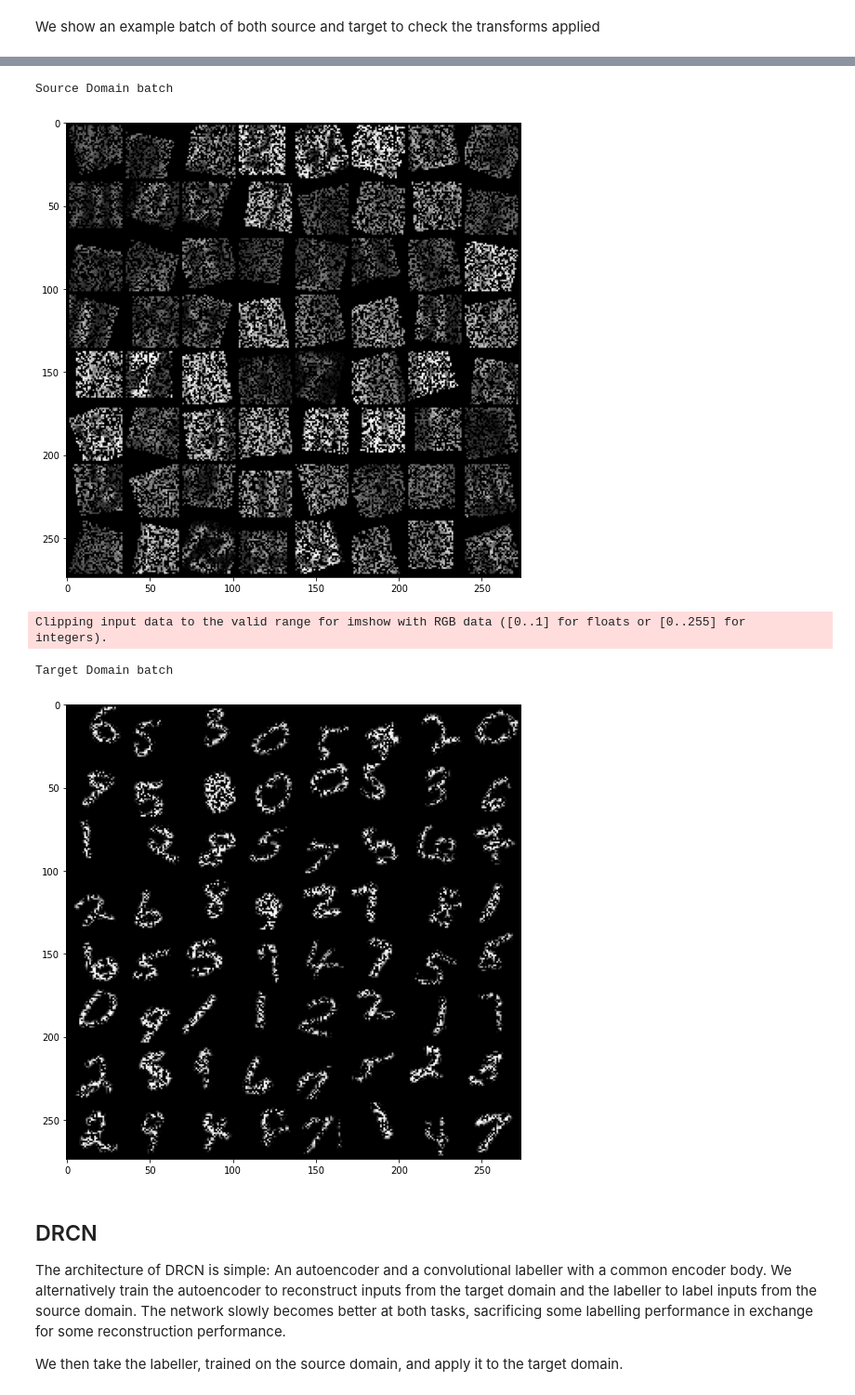
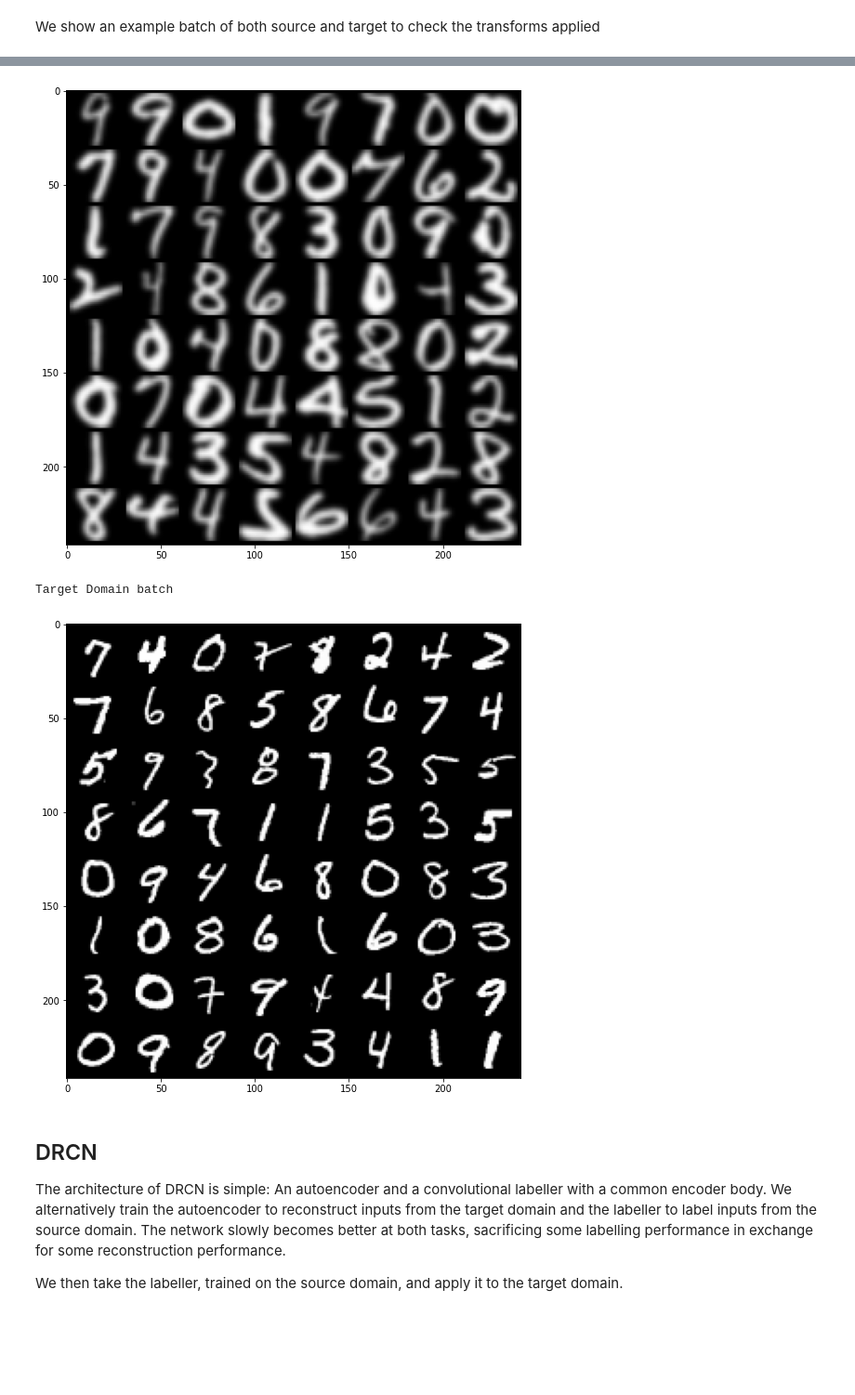
Before and after one commit to pmirallesr/DRCN-Torch, a Jupyter notebook: demos/DRCN.ipynb, the cells around one changed output, grey strips where cells are left out. Shown at 93% size. Saved outputs shown, nothing was run; the diff lists cells and outputs as text; code cells hidden in the pictures; blank space fills up the shorter version.

Commit message:
Feat: Updated notebook to add support for multiple datasets

```diff
--- a/demos/DRCN.ipynb
+++ b/demos/DRCN.ipynb
@@ -66,17 +72,16 @@ use the dictionary experiment_ranges to define series of experiments to be run
 lossControlPenalty is the lambda parameter in the original DRCN paper and trades-off autoencoder loss vs labeller loss.
 # %%
 # Hyperparameters
-nb_epochs = 75
+nb_epochs = 50
 train_batch_size = 64
 test_batch_size = 64
 
 dropout_chance = 0.5
 dense_layer_neurons = 1024
 loss_control_penalty = 0.7  # controlPenalty = 0.4...0.7
-source_dataset = "SVHN"
-target_dataset = "MNIST"
+source_dataset = "USPS" #SVHN, MNIST, or USPS
+target_dataset = "MNIST" #SVHN, MNIST, or USPS
 optimizer_name = "RMSProp"  # Adam or RMSProp
-source_channels = 1
 
 # experiment_ranges[variable] = [val1, val2] sets up an experiment with val1, val 2.
 # All cross combination possibilities of experiment ranges will be used.
@@ -86,18 +91,20 @@ source_channels = 1
 # in experiment_ranges, or 1 if experiment_ranges is empty.
 # experiment_ranges[var] = val1 and var = val1 are functionally dentical statements
 experiment_ranges = {}
-experiment_ranges["loss_control_penalty"] = [0.7]
-experiment_ranges["dense_layer_neurons"] = [1024]
+experiment_ranges["loss_control_penalty"] = [0.3, 0.7]
+experiment_ranges["dense_layer_neurons"] = [300, 1024]
 
 alpha = 0.9  # Only relevant for RMSProp, smoothing constant for weight update
 base_learningRate = 5e-6
-experiment_ranges["learningRate"] = [1e-4]
-experiment_ranges["weight_decay"] = [5e-6]
+experiment_ranges["learningRate"] = [1e-4, 1e-3]
+experiment_ranges["weight_decay"] = [5e-6, 5e-5]
 
 data_path = os.path.dirname(os.getcwd()) + "/data/"
 log_dir = os.path.dirname(os.getcwd()) + "/logs/"
 
 random_seed = 1905
+
+produce_baseline = False
 # %%
 # Sets all seeds to the chosen number
 set_seeds(random_seed)
@@ -219,12 +237,12 @@ Using downloaded and verified file: //data/SVHN/test_32x32.mat
 We show an example batch of both source and target to check the transforms applied
 # %%
 # get some random training images from source
-batch_id, (images, labels) = next(enumerate(train_SVHN_loader))
+batch_id, (images, labels) = next(enumerate(train_source_loader))
 print("Source Domain batch")
 imshow(torchvision.utils.make_grid(images))
 
 # get some random training images from target
-batch_id, (images, labels) = next(enumerate(train_MNIST_loader))
+batch_id, (images, labels) = next(enumerate(train_target_loader))
 print("Target Domain batch")
 imshow(torchvision.utils.make_grid(images))
 # %% [output]
@@ -232,8 +250,6 @@ Clipping input data to the valid range for imshow with RGB data ([0..1] for floa
+[figure, new version]
-Source Domain batch
+Target Domain batch
-[figure, old version]
-Clipping input data to the valid range for imshow with RGB data ([0..1] for floats or [0..255] for integers).
-Target Domain batch
-[figure, old version]
+[figure, new version]
 # %%
 def get_settings():
     settings = {}
```
Also changed, not shown: parts of 7 cells of this notebook.
